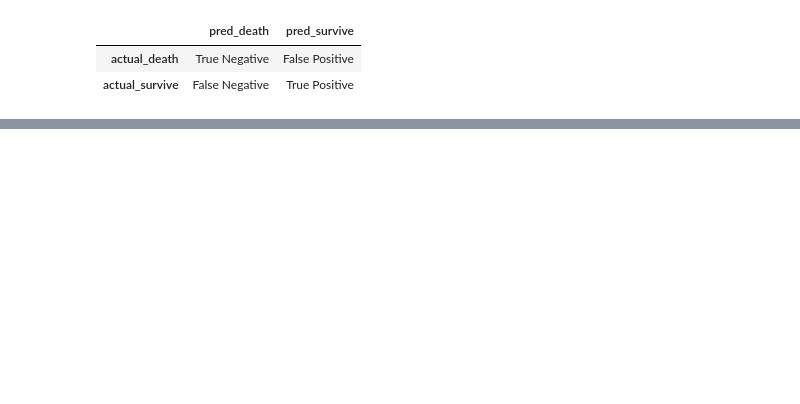
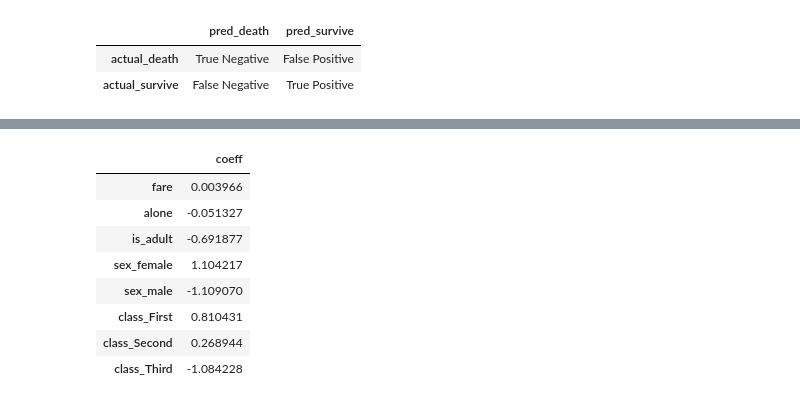
Before and after one commit to Zachary-Stufflebeme/Classification-exercises, a Jupyter notebook: model.ipynb, the cells around one changed output, grey strips where cells are left out. Cells and saved outputs as stored; diff of their text form; code cells hidden in the pictures; blank space fills up the shorter version.

```diff
--- a/model.ipynb
+++ b/model.ipynb
@@ -407,0 +435,14 @@ weighted avg       0.84      0.84      0.84       534
+# %%
+#model 2 coeff
+log_coeffs2 = pd.DataFrame(logreg2.coef_[0], index = x_train.columns, columns = ['coeff'])
+log_coeffs2
+# %% [output]
+|  | coeff |
+| fare | 0.003966 |
+| alone | -0.051327 |
+| is_adult | -0.691877 |
+| sex_female | 1.104217 |
+| sex_male | -1.109070 |
+| class_First | 0.810431 |
+| class_Second | 0.268944 |
+| class_Third | -1.084228 |
```
Also changed, not shown: parts of 75 cells of this notebook.
